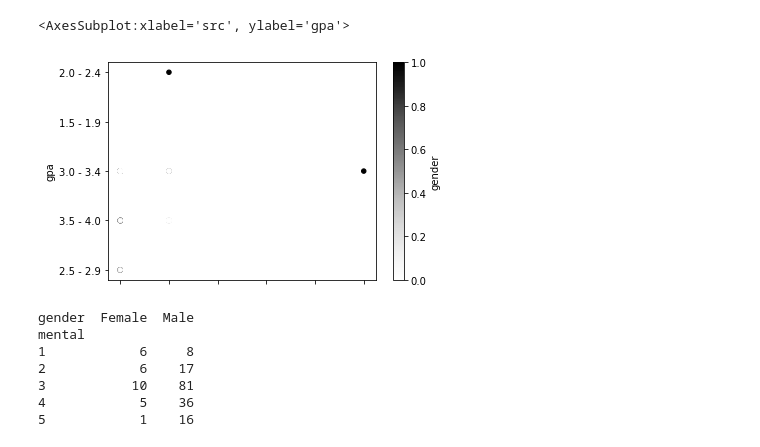
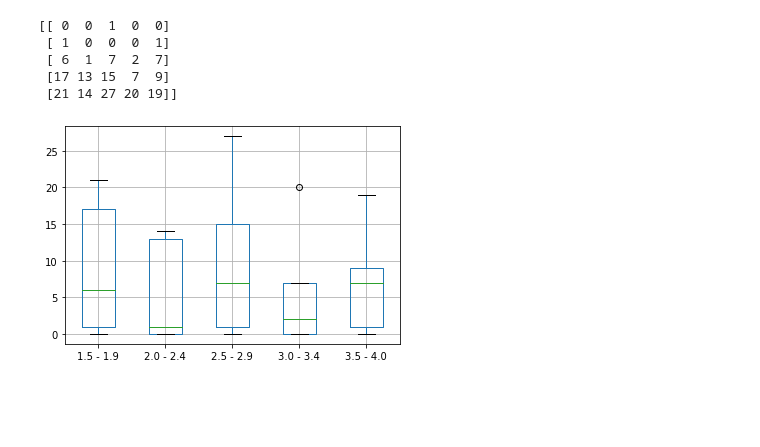
Before and after one commit to EugeneBaldonado/CS105Lab5-6, a Jupyter notebook: Lab5-6-Final.ipynb, the cells around one changed output. Drawn from its saved outputs; the diff is of its cells as text; code cells hidden in the pictures; blank space fills up the shorter version.

```diff
--- a/Lab5-6-Final.ipynb
+++ b/Lab5-6-Final.ipynb
@@ -33,33 +45,12 @@ participation
-# %%
-df2 = df
-
-df2['src']= df2.filter(items = ['How many times a week do you visit the Student Recreation Center?'])
-df2['gender']= df2.filter(items = ['What is your gender?'])
-df2['gpa'] = df2.filter(items=['What is your current GPA?'])
-df2['gender'].replace("Male", 0, inplace = True)
-df2['gender'].replace("Female", 1, inplace = True)
-df2 = df2.filter(items = ['src', 'gender', 'gpa'])
-
-
-
-# df2
-scatterPlot = df2.plot.scatter(x = 'src', y = 'gpa', c = 'gender', colormap = 'Spectral')
-scatterPlot
-# %% [output]
-<AxesSubplot:xlabel='src', ylabel='gpa'>
-[figure, removed]
-# %%
-df2 = df
-df2['mental']= df2.filter(items = ['Do you think UCR has dedicated enough resources to student’s mental health?'])
-df2['gender']= df2.filter(items = ['What is your gender?'])
-df2 = df2.filter(items = ['mental', 'gender'])
-SrcVsGender = pd.crosstab(df2.mental, df2.gender)
-print(SrcVsGender)
-# %% [output]
-gender  Female  Male
-mental
-1            6     8
-2            6    17
-3           10    81
-4            5    36
-5            1    16
+# %%
+print(GPAVsParticipation.iloc[:5].values)
+ax = pd.DataFrame(GPAVsParticipation.iloc[:5].values,
+                  columns=['1.5 - 1.9','2.0 - 2.4','2.5 - 2.9','3.0 - 3.4','3.5 - 4.0'])
+boxplot = ax.boxplot(column=['1.5 - 1.9','2.0 - 2.4','2.5 - 2.9','3.0 - 3.4','3.5 - 4.0'])
+# %% [output]
+[[ 0  0  1  0  0]
+ [ 1  0  0  0  1]
+ [ 6  1  7  2  7]
+ [17 13 15  7  9]
+ [21 14 27 20 19]]
+[figure, added]
```
Also changed, not shown: parts of 2 cells of this notebook, 2 other files.
